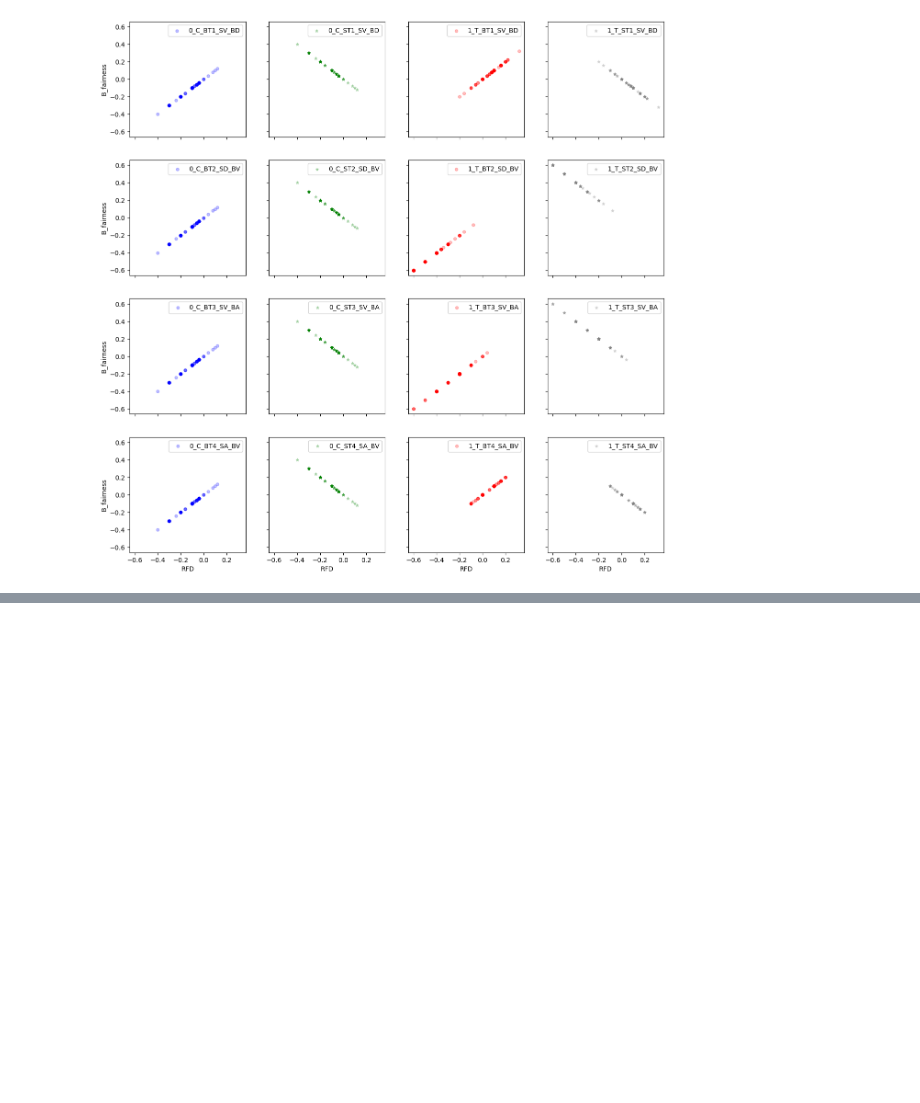
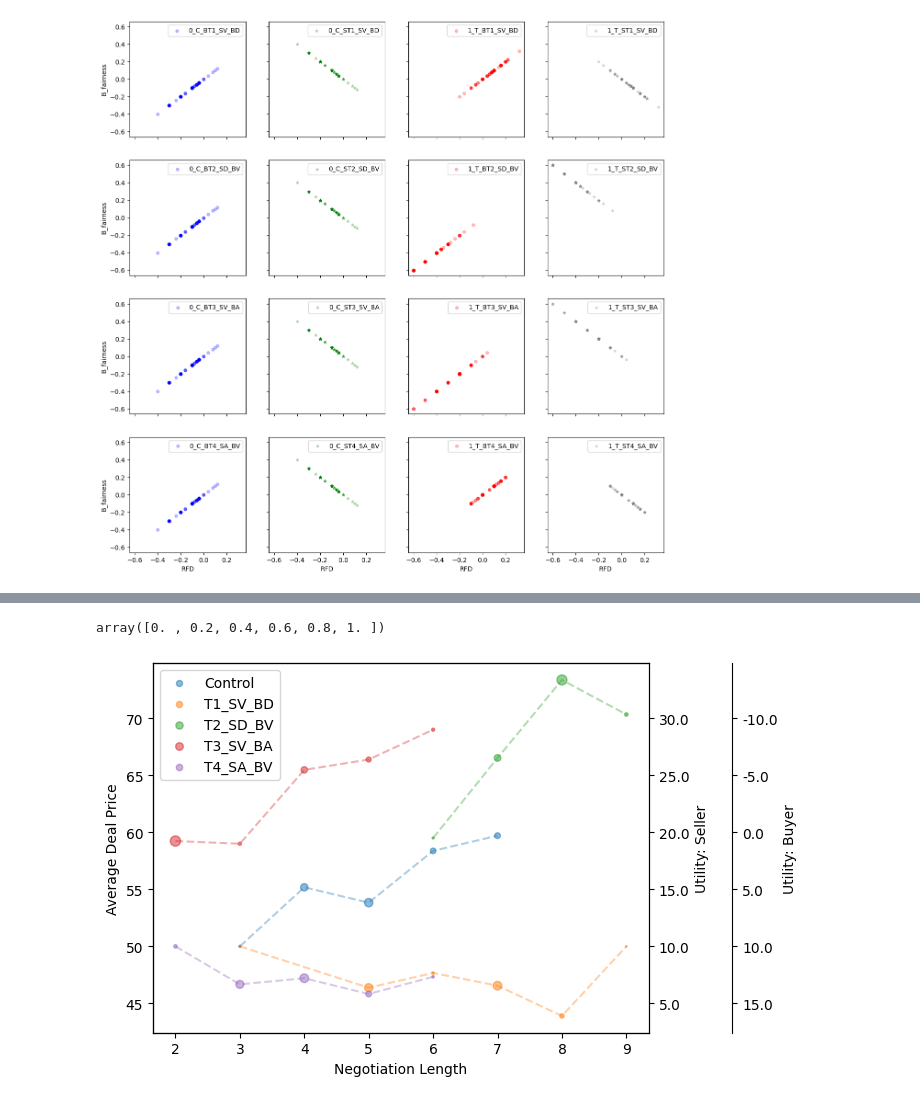
Before and after one commit to ashishpanchal33/NegotiationArena_personality_exp, a Jupyter notebook: Regression_analysis.ipynb, the cells around one changed output, grey strips where cells are left out. Drawn from its saved outputs; the diff is of its cells as text; code cells hidden in the pictures; blank space fills up the shorter version.

```diff
--- a/Regression_analysis.ipynb
+++ b/Regression_analysis.ipynb
@@ -412,0 +446,64 @@ plt.show()
+# %%
+ax1.twinx().get_yticks()
+# %% [output]
+array([0. , 0.2, 0.4, 0.6, 0.8, 1. ])
+# %%
+fig, ax1 = plt.subplots(1,1)
+ax1.set_xlabel('Negotiation Length')
+ax1.set_ylabel('Average Deal Price')
+
+
+for i,j  in Price_trajectories.items():
+
+    j_ = j[~np.isnan(j['mean'])]
+    ax1.plot(j_.index, j_['mean'],linestyle="--", alpha = 0.35)
+    ax1.scatter(j_.index, j_['mean'],marker='o',s=j_['count'].values,label=i,alpha = 0.5)
+    #plt.errorbar(j_.index, j_['mean'], yerr=j_['std'],marker='o', fmt="--o",#fmt="r--s",
+                                         #ecolor = "gray",#,dash_joinstyle ='miter',
+    #             label=i,alpha = 0.35)
+
+plt.title('')
+plt.legend()
+
+#plt.show()
+
+
+# add a twin axes and set its limits so it matches the first
+ax2 = ax1.twinx()
+ax2.set_ylabel('Utility: Seller')
+ax2.set_ylim(ax1.get_ylim())
+
+
+ax3 = ax1.twinx()
+
+#ax3.plot(x, y3, 'r', label='y3 (100*cos(x))')
+ax3.spines['right'].set_position(('outward', 60))
+ax3.set_ylabel('Utility: Buyer')
+ax3.set_ylim(ax1.get_ylim())
+#ax3.tick_params('y', colors='r')
+
+
+def sellers_value_(x,pos,cost_of_production):
+    #print(x,pos,willingness_to_pay)
+    return sellers_value(x,cost_of_production)
+
+
+formatter_2 = mticker.FuncFormatter(lambda x, pos: buyers_value_(x,pos,willingness_to_pay))
+ax3.yaxis.set_major_formatter(formatter_2)
+
+formatter = mticker.FuncFormatter(lambda x, pos: sellers_value_(x,pos,cost_of_production))
+ax2.yaxis.set_major_formatter(formatter)
+
+#buyers_value(offer,willingness_to_pay)
+
+def buyers_value_(x,pos,willingness_to_pay):
+    #print(x,pos,willingness_to_pay)
+    return buyers_value(x,willingness_to_pay)
+
+
+
+
+
+plt.show()
+# %% [output]
+[figure, added]
```
Also changed, not shown: parts of 8 cells of this notebook.
